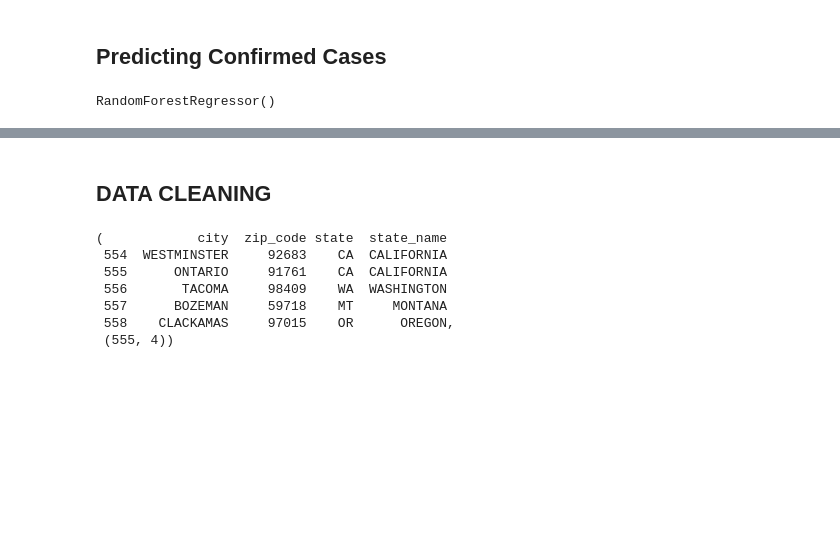
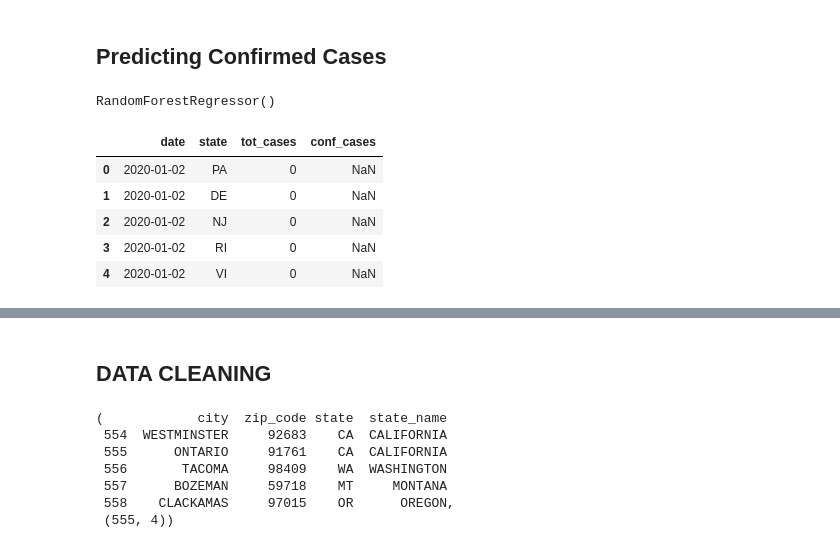
Before and after one commit to enugalamanideepreddy/Sigmoid-Time-Series-Hackathon, a Jupyter notebook: sigmoid.ipynb, the cells around one changed output, grey strips where cells are left out. Drawn from its saved outputs; the diff is of its cells as text; code cells hidden in the pictures; blank space fills up the shorter version.

```diff
--- a/sigmoid.ipynb
+++ b/sigmoid.ipynb
@@ -32,16 +42,28 @@ a,b = list(corl.tot_cases),list(corl.conf_cases)
 # %%
 from sklearn.ensemble import RandomForestRegressor
-algo=RandomForestRegressor()
-ratio = []
-for i in range(len(a)):
-    if b[i]!=0:
-        ratio.append((a[i]-b[i])/(b[i]))
-    else:
-        ratio.append(0)
-a=np.array(a).reshape(-1,1)
-algo.fit(a,ratio)
+# algo=RandomForestRegressor()
+# ratio = []
+# for i in range(len(a)):
+#     if b[i]!=0:
+#         ratio.append((a[i]-b[i])/(b[i]))
+#     else:
+#         ratio.append(0)
+# a=np.array(a).reshape(-1,1)
+# algo.fit(a,ratio)
-# %% [output]
-RandomForestRegressor()
 # %%
-for i in codf[codf.conf_cases.isna()].index:
-    codf.iloc[i,3] = int(np.array(codf.iloc[i,2])/(1+algo.predict(np.array(codf.iloc[i,2].reshape(1,-1)))))
+# for i in codf[codf.conf_cases.isna()].index:
+#     codf.iloc[i,3] = int(np.array(codf.iloc[i,2])/(1+algo.predict(np.array(codf.iloc[i,2].reshape(1,-1)))))
+# %%
+algo=RandomForestRegressor()
+algo.fit(a.reshape(-1,1),b)
+# %% [output]
+RandomForestRegressor()
+# %%
+codf.head(5)
+# %% [output]
+|  | date | state | tot_cases | conf_cases |
+| 0 | 2020-01-02 | PA | 0 | NaN |
+| 1 | 2020-01-02 | DE | 0 | NaN |
+| 2 | 2020-01-02 | NJ | 0 | NaN |
+| 3 | 2020-01-02 | RI | 0 | NaN |
+| 4 | 2020-01-02 | VI | 0 | NaN |
```
Also changed, not shown: parts of 26 cells of this notebook.
